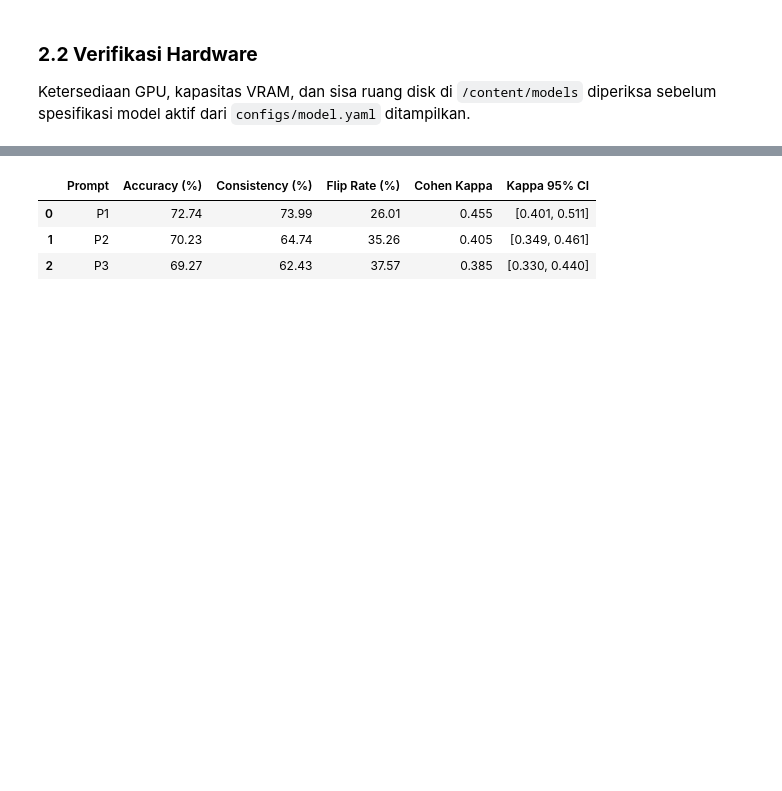
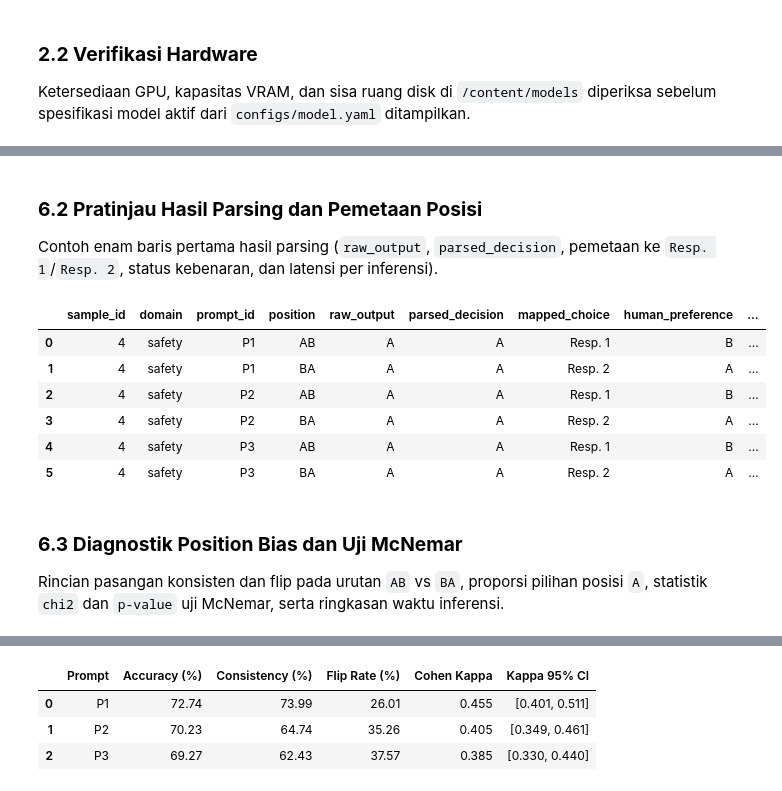
Before and after one commit to RozhakDev/LLMReliability, a Jupyter notebook: Qwen3/01_Qwen3_Evaluation_Runner.ipynb, the cells around one changed output, grey strips where cells are left out. Drawn from its saved outputs; the diff is of its cells as text; code cells hidden in the pictures; blank space fills up the shorter version.

Commit message:
refactor: restructure Qwen3 single-model notebook

```diff
--- a/Qwen3/01_Qwen3_Evaluation_Runner.ipynb
+++ b/Qwen3/01_Qwen3_Evaluation_Runner.ipynb
@@ -167,0 +271,12 @@ display(df_eval["domain"].value_counts().to_frame(name="samples"))
+# %%
+qwen_tokenizer = load_tokenizer_only(spec, paths.models_cache_dir)
+display(
+    build_prompt_inspection_table(
+        row_data=df_eval.iloc[0],
+        spec=spec,
+        tokenizer=qwen_tokenizer,
+        prompts=cfg.evaluation.prompts,
+        positions=cfg.evaluation.positions,
+        prompts_config_path=cfg.prompts_config_path,
+    )
+)
@@ -167,0 +295,12 @@ display(df_eval["domain"].value_counts().to_frame(name="samples"))
+# %%
+with pd.option_context("display.max_colwidth", None):
+    display(
+        build_chat_template_preview_table(
+            row_data=df_eval.iloc[0],
+            prompt_id=cfg.evaluation.prompts[0],
+            spec=spec,
+            positions=cfg.evaluation.positions,
+            tokenizer=qwen_tokenizer,
+            prompts_config_path=cfg.prompts_config_path,
+        )
+    )
@@ -246,0 +362,18 @@ artifacts = evaluate_model(
+# %% [markdown]
+### **6.2 Pratinjau Hasil Parsing dan Pemetaan Posisi**
+
+Contoh enam baris pertama hasil parsing (`raw_output`, `parsed_decision`, pemetaan ke `Resp. 1`/`Resp. 2`, status kebenaran, dan latensi per inferensi).
+# %%
+display(build_parsed_predictions_preview(artifacts, n_rows=6))
+# %% [output]
+|  | sample_id | domain | prompt_id | position | raw_output | parsed_decision | mapped_choice | human_preference | ... |
+| 0 | 4 | safety | P1 | AB | A | A | Resp. 1 | B | ... |
+| 1 | 4 | safety | P1 | BA | A | A | Resp. 2 | A | ... |
+| 2 | 4 | safety | P2 | AB | A | A | Resp. 1 | B | ... |
+| 3 | 4 | safety | P2 | BA | A | A | Resp. 2 | A | ... |
+| 4 | 4 | safety | P3 | AB | A | A | Resp. 1 | B | ... |
+| 5 | 4 | safety | P3 | BA | A | A | Resp. 2 | A | ... |
+# %% [markdown]
+### **6.3 Diagnostik Position Bias dan Uji McNemar**
+
+Rincian pasangan konsisten dan flip pada urutan `AB` vs `BA`, proporsi pilihan posisi `A`, statistik `chi2` dan `p-value` uji McNemar, serta ringkasan waktu inferensi.
```
Also changed, not shown: parts of 42 cells of this notebook, 37 other files.
